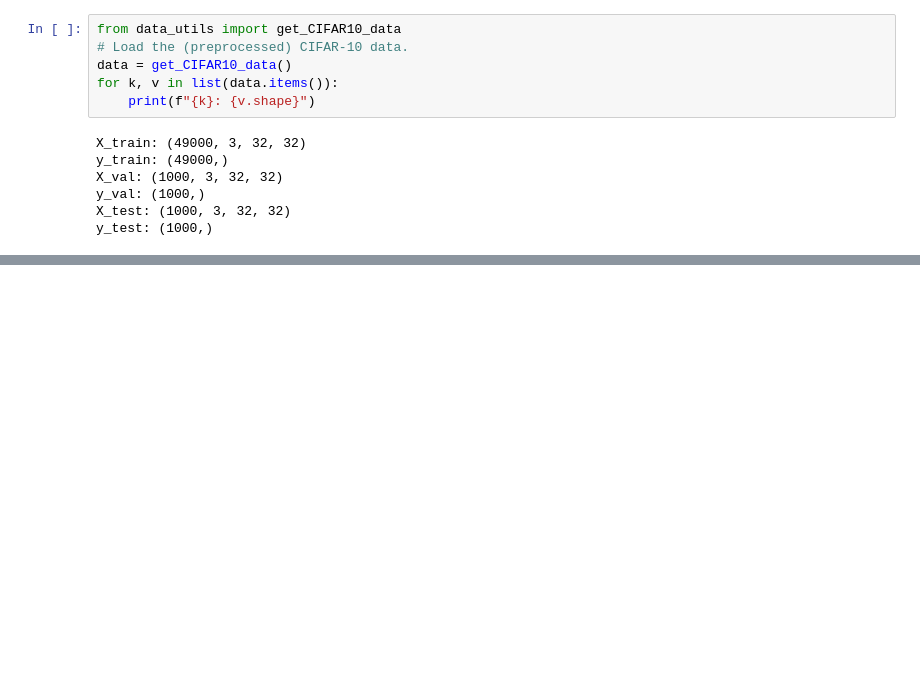
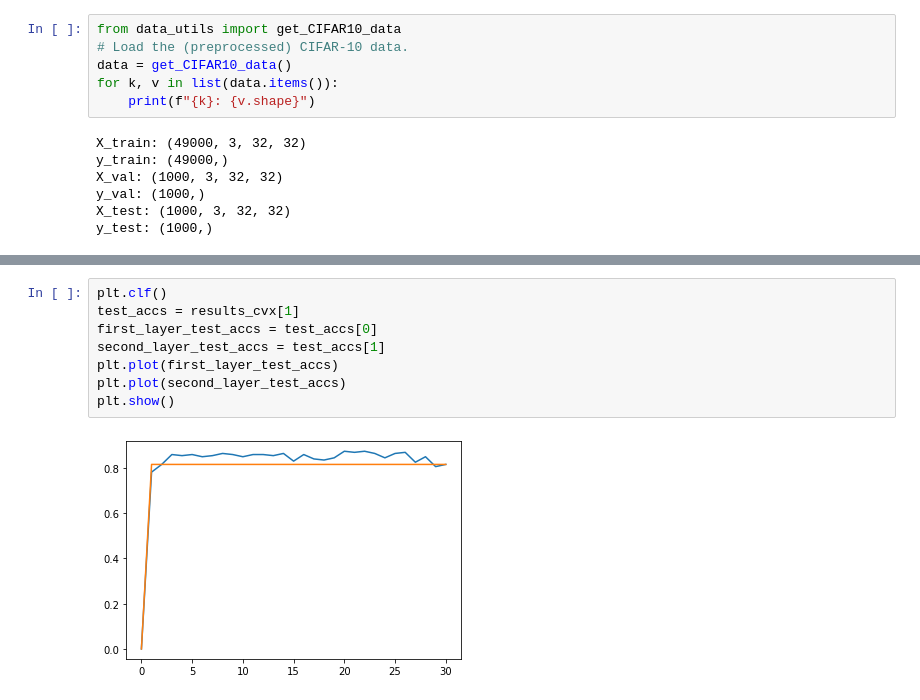
Before and after one commit to elijahspiegel/ConvexLayerwiseLearning, a Jupyter notebook: convexNN_py1.ipynb, the cells around one changed output, grey strips where cells are left out. Drawn from its saved outputs; the diff is of its cells as text; blank space fills up the shorter version.

```diff
--- a/convexNN_py1.ipynb
+++ b/convexNN_py1.ipynb
@@ -351,0 +578,10 @@ KeyboardInterrupt:
+# %%
+plt.clf()
+test_accs = results_cvx[1]
+first_layer_test_accs = test_accs[0]
+second_layer_test_accs = test_accs[1]
+plt.plot(first_layer_test_accs)
+plt.plot(second_layer_test_accs)
+plt.show()
+# %% [output]
+[figure, added]
```
Also changed, not shown: parts of 7 cells of this notebook, 2 other files.
